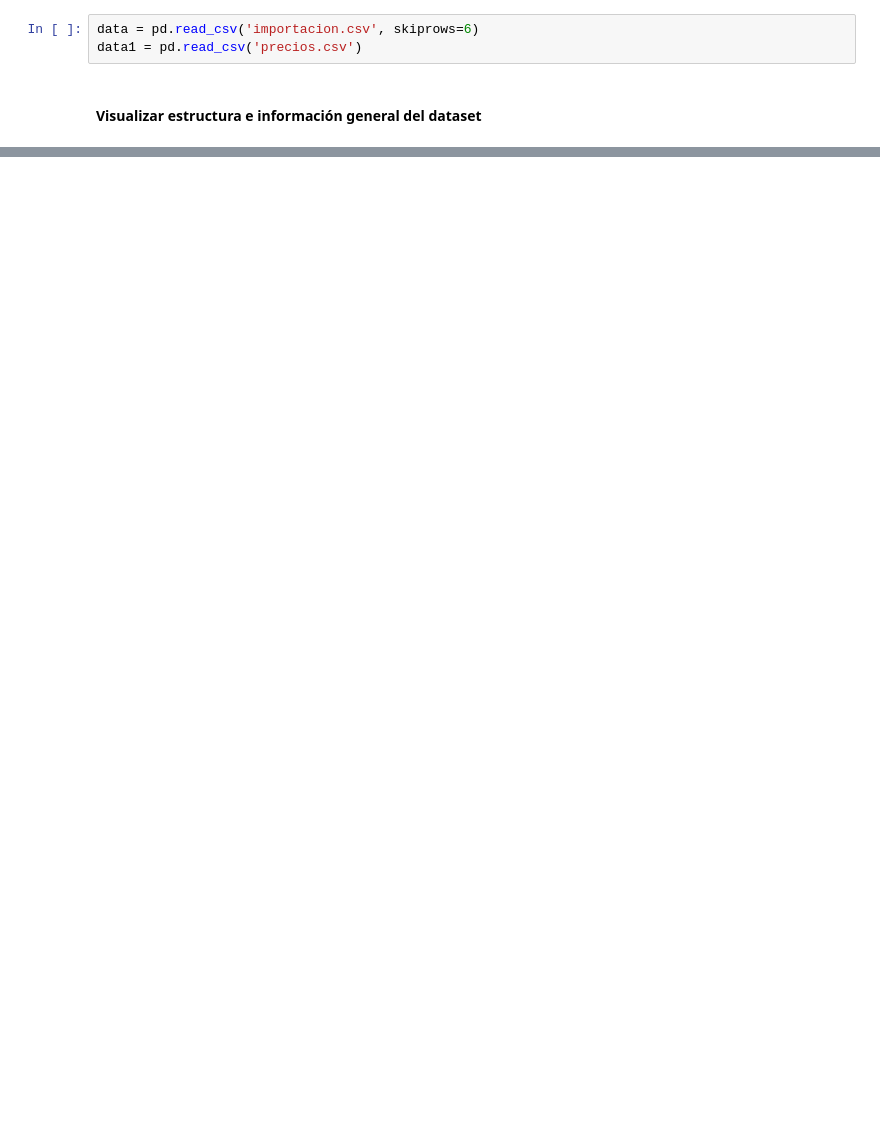
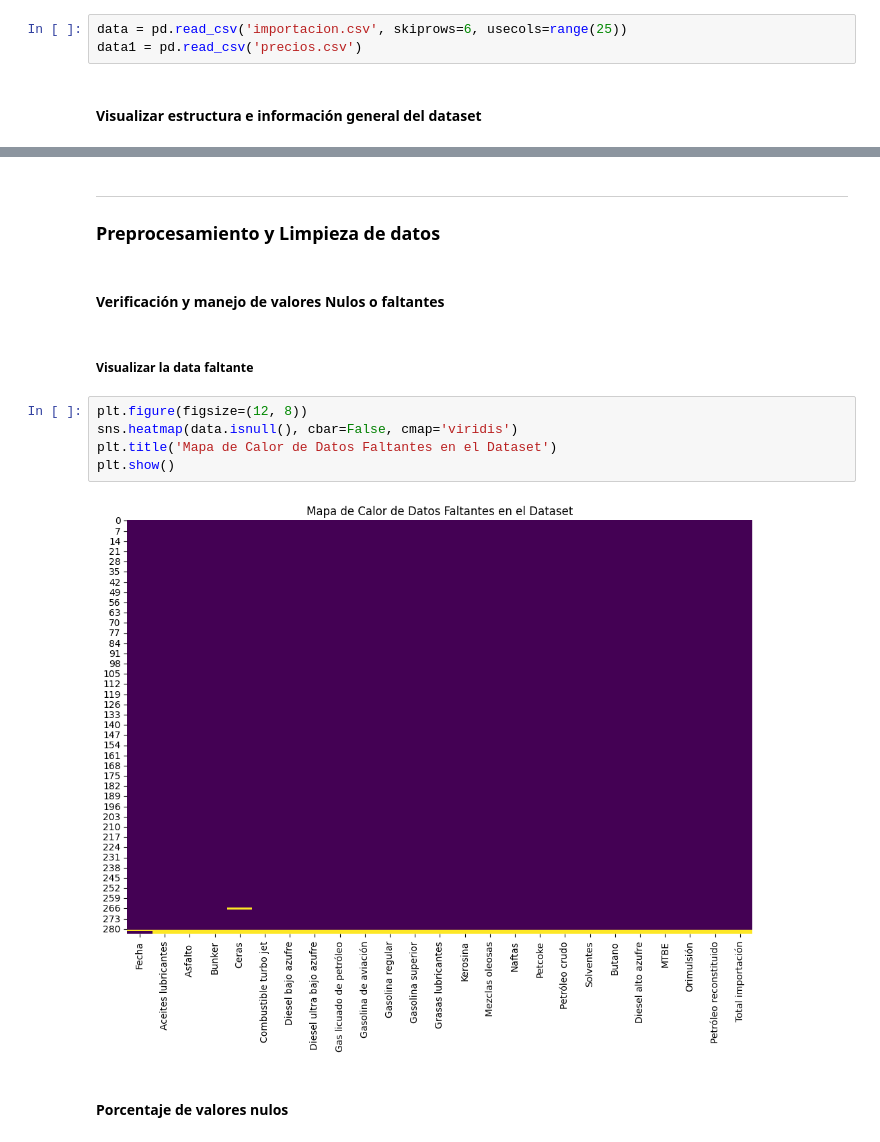
Before and after one commit to JPOrellana/Lab2-DataScience, a Jupyter notebook: Series de Tiempo.ipynb, the cells around one changed output, grey strips where cells are left out. Drawn from its saved outputs; the diff is of its cells as text; blank space fills up the shorter version.

Commit message:
Data & Variables - importacion.csv

```diff
--- a/Series de Tiempo.ipynb
+++ b/Series de Tiempo.ipynb
@@ -15,7 +15,7 @@ from datetime import datetime
 # %% [markdown]
 #### Cargar la data
 # %%
-data = pd.read_csv('importacion.csv', skiprows=6)
+data = pd.read_csv('importacion.csv', skiprows=6, usecols=range(25))
 data1 = pd.read_csv('precios.csv')
 # %% [markdown]
 #### Visualizar estructura e información general del dataset
@@ -91,0 +85,16 @@ data1.head()
+# %% [markdown]
+----
+### Preprocesamiento y Limpieza de datos
+# %% [markdown]
+#### Verificación y manejo de valores Nulos o faltantes
+# %% [markdown]
+##### Visualizar la data faltante
+# %%
+plt.figure(figsize=(12, 8))
+sns.heatmap(data.isnull(), cbar=False, cmap='viridis')
+plt.title('Mapa de Calor de Datos Faltantes en el Dataset')
+plt.show()
+# %% [output]
+[figure, added]
+# %% [markdown]
+#### Porcentaje de valores nulos
```
Also changed, not shown: parts of 20 cells of this notebook.
